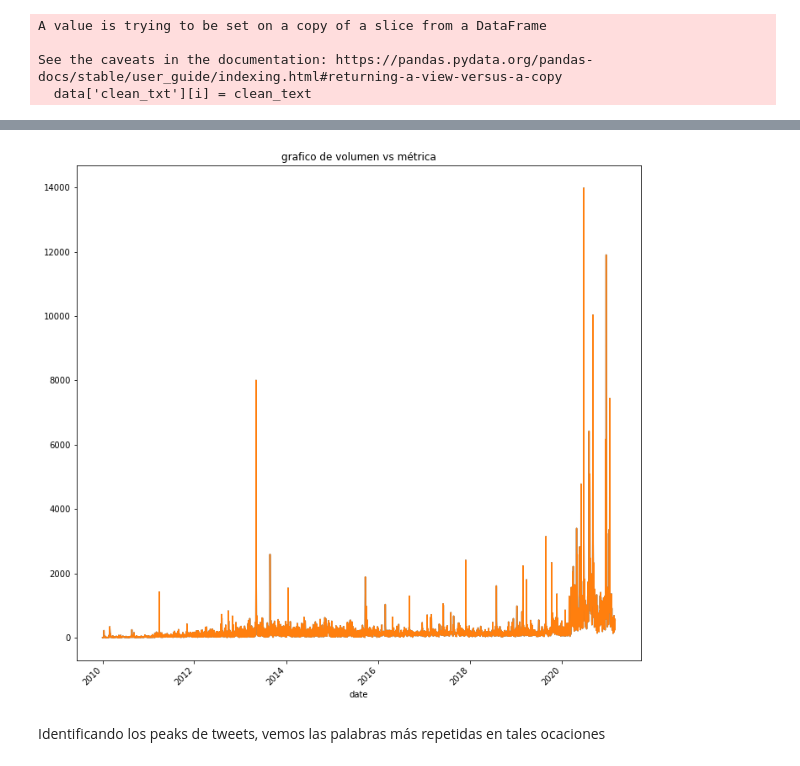
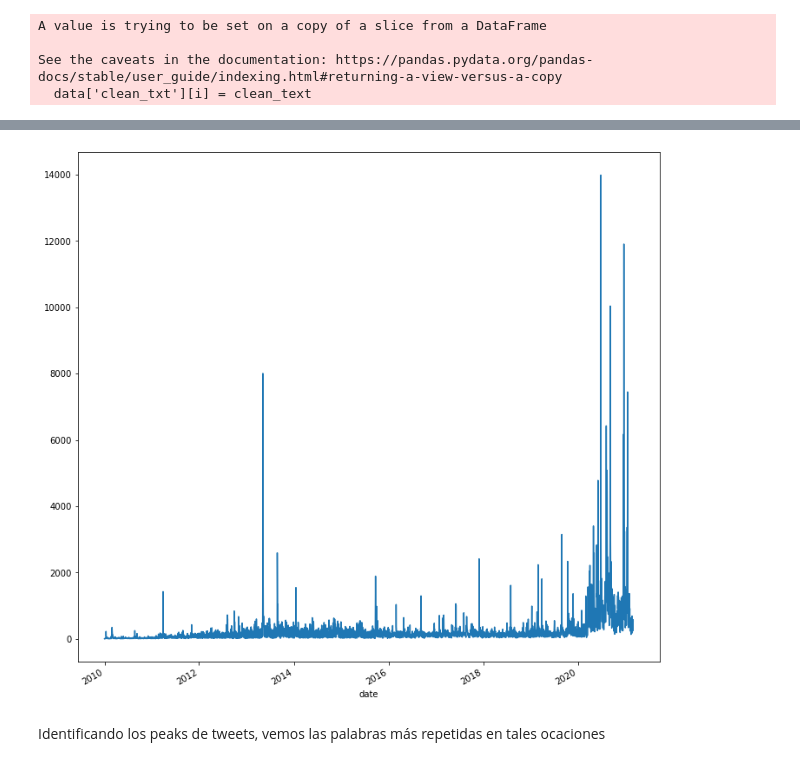
Before and after one commit to GabrielVergaraSchifferli/WebScraping, a Jupyter notebook: Twitter/BancoEstado/análisis .ipynb, the cells around one changed output, grey strips where cells are left out. Saved outputs shown, nothing was run; the diff lists cells and outputs as text; code cells hidden in the pictures.

```diff
--- a/Twitter/BancoEstado/análisis .ipynb
+++ b/Twitter/BancoEstado/análisis .ipynb
@@ -32,8 +43,11 @@ df["tweet"] = df["tweet"].str.lower()
+# %%
+df['tweet'] = df.apply(lambda row : normalize(row['tweet']), axis = 1)
 # %%
 #nltk.download('stopwords')
 stop_words = set(stopwords.words('spanish'))
 # %%
-stop_words.update(['banco','bancoestado','estado','(',')',' " ','q','chile','ahora','si'])
+stop_words.update(['banco','bancoestado','estado','(',')',' " ','q','chile','ahora','si','..','.','...',':'
+                  ,',','hola','?',']','['])
 # %%
 textt = ' '.join( [twts for twts in df['tweet']])
 wordcloud = WordCloud(stopwords=stop_words).generate(textt)
@@ -100,0 +115,19 @@ data.head()
+# %%
+# ejemplito
+text = data['text'][1]
+print(text)
+text_token = word_tokenize(text)
+print('\n')
+print(text_token)
+
+clean = [word for word in word_tokenize(text) if word not in stop_words]
+clean_text = ' '.join(clean)
+print('\n')
+print(clean_text)
+
+#clean = [word for word in text.split() if word not in stop_words] o usando re.split(r"\W+", text)
+#print('\n')
+#print(clean)
+#clean_text = ' '.join(clean)
+#print('\n')
+#print(clean_text)
@@ -103,7 +144,7 @@ data.head()
 data['clean_txt'] = ''
 for i in range(fechas.size):
     text = data['text'][i]
-    clean = [word for word in text.split() if word not in stop_words]
+    clean = [word for word in word_tokenize(text) if word not in stop_words]
     clean_text = ' '.join(clean)
     data['clean_txt'][i] = clean_text
 # %% [output]
@@ -189,15 +221,15 @@ data.loc['2011-10-23']['text']
 # %%
 plt.figure(figsize=(12, 12))
 
 (data['volumen']*(1-data['sentiment_raw'])).plot()
-ax = data['volumen'].plot()
+#ax = data['volumen'].plot()
 
 
 ax.set_title('grafico de volumen vs métrica')
 plt.setp(ax.xaxis.get_majorticklabels(), rotation = 45)
 plt.show()
 # %% [output]
-[figure, old version]
+[figure, new version]
 # %% [markdown]
 Identificando los peaks de tweets, vemos las palabras más repetidas en tales ocaciones
 # %%
```
Also changed, not shown: parts of 32 cells of this notebook.
